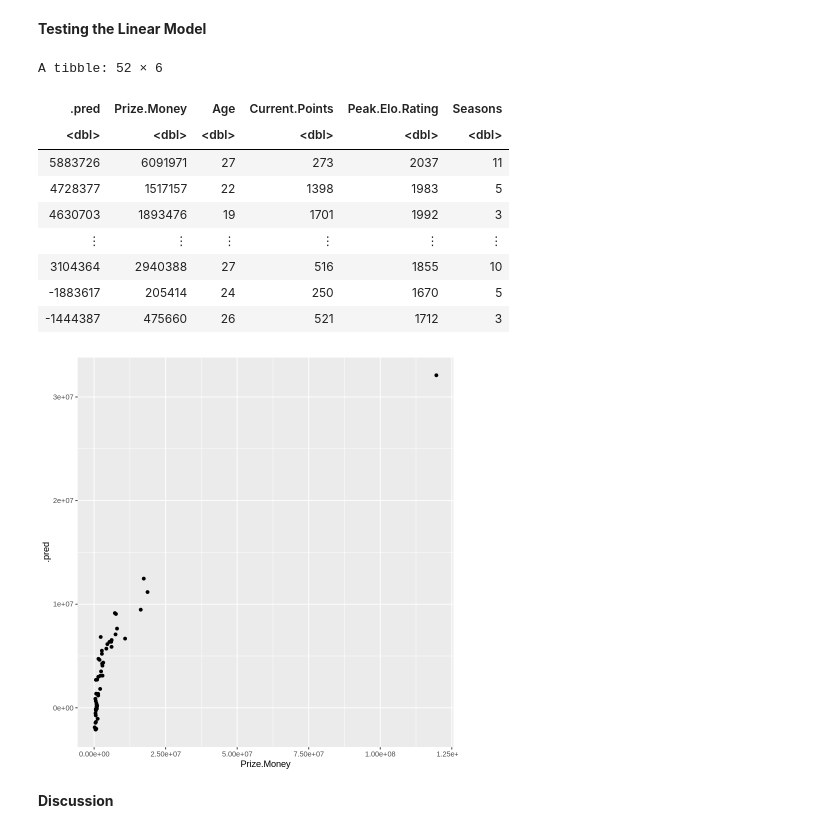
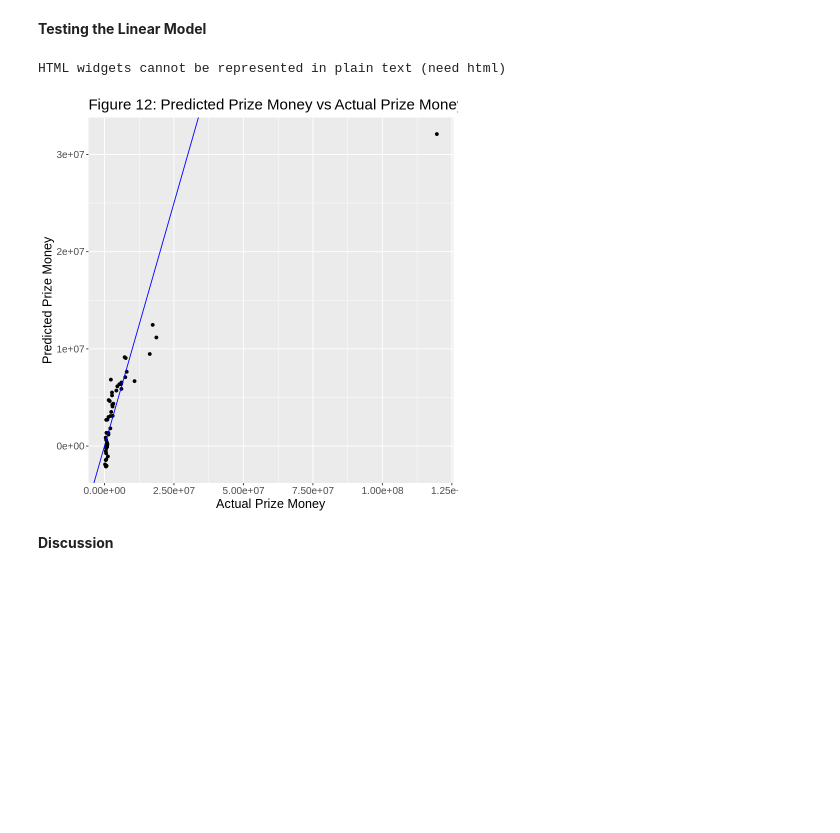
Before and after one commit to alisontucker/DSCI-100-Group-Project, a Jupyter notebook: Report.ipynb, the cells around one changed output. Drawn from its saved outputs; the diff is of its cells as text; code cells hidden in the pictures; blank space fills up the shorter version.

```diff
--- a/Report.ipynb
+++ b/Report.ipynb
@@ -437,26 +446,21 @@ Prize Money estimate: 12,603,874 USD
 Actual Amount: 18,879,855 USD
 # %% [markdown]
 **Testing the Linear Model**
-# %%
-lm_test_table
-
-lm_plot<-lm_test_table%>%
-    ggplot(aes(x=Prize.Money,y=.pred))+
-        geom_point()
-
-lm_plot
-# %% [output]
-A tibble: 52 × 6
-| .pred | Prize.Money | Age | Current.Points | Peak.Elo.Rating | Seasons |
-| <dbl> | <dbl> | <dbl> | <dbl> | <dbl> | <dbl> |
-| 5883726 | 6091971 | 27 | 273 | 2037 | 11 |
-| 4728377 | 1517157 | 22 | 1398 | 1983 | 5 |
-| 4630703 | 1893476 | 19 | 1701 | 1992 | 3 |
-| ⋮ | ⋮ | ⋮ | ⋮ | ⋮ | ⋮ |
-| 3104364 | 2940388 | 27 | 516 | 1855 | 10 |
-| -1883617 | 205414 | 24 | 250 | 1670 | 5 |
-| -1444387 | 475660 | 26 | 521 | 1712 | 3 |
-[figure, removed]
+# %%
+lm_test_table %>%
+  DT::datatable(caption = "Table 1")
+
+lm_plot<-lm_test_table%>%
+    ggplot(aes(x=Prize.Money,y=.pred))+
+    geom_point()+
+    geom_abline(intercept = 0, slope = 1, color = "blue")+
+    labs(x="Actual Prize Money", y ="Predicted Prize Money", title = "Figure 12: Predicted Prize Money vs Actual Prize Money")+
+    theme(text = element_text(size = 15))
+
+lm_plot
+# %% [output]
+HTML widgets cannot be represented in plain text (need html)
+[figure, added]
 # %% [markdown]
 **Discussion**
 # %% [markdown]
```
Also changed, not shown: parts of 3 cells of this notebook.
